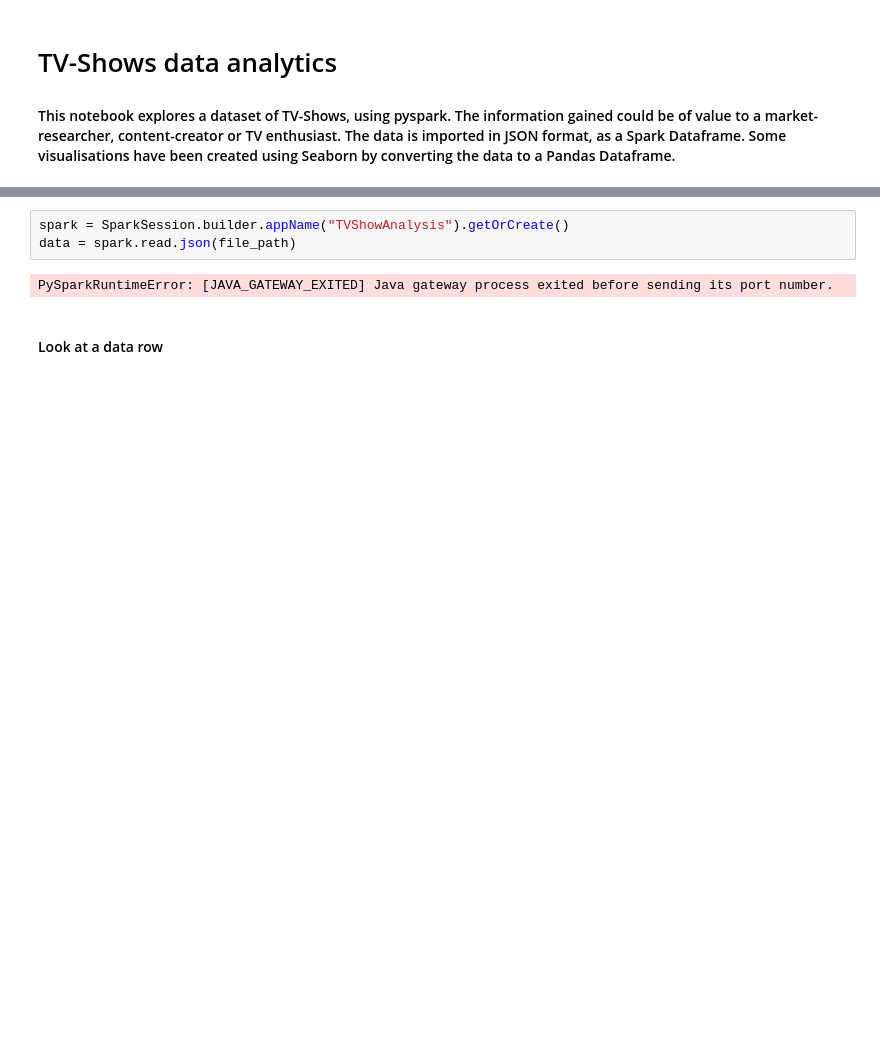
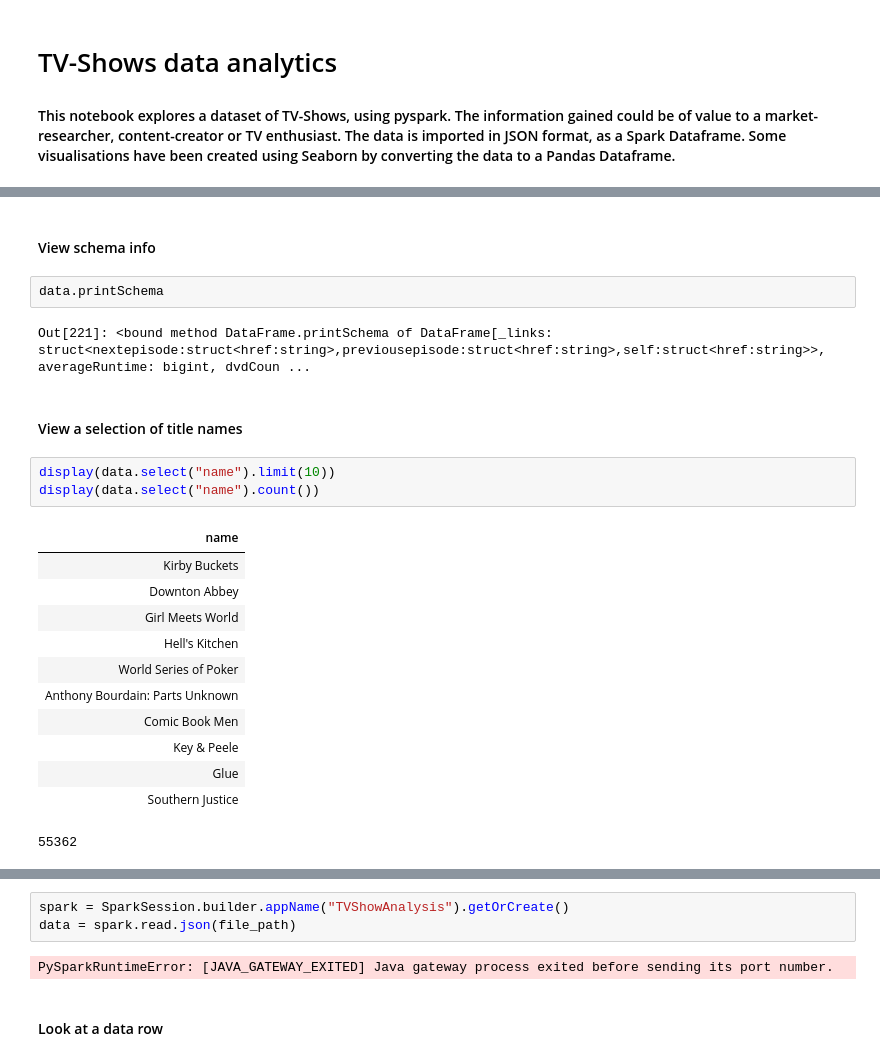
Before and after one commit to robbfox/pyspark, a Jupyter notebook: jupyter.ipynb, the cells around one changed output, grey strips where cells are left out. Drawn from its saved outputs; the diff is of its cells as text; blank space fills up the shorter version.

```diff
--- a/jupyter.ipynb
+++ b/jupyter.ipynb
@@ -10,0 +57,24 @@ import pandas as pd
+# %% [markdown]
+#### View schema info
+# %%
+data.printSchema
+# %% [output]
+Out[221]: <bound method DataFrame.printSchema of DataFrame[_links: struct<nextepisode:struct<href:string>,previousepisode:struct<href:string>,self:struct<href:string>>, averageRuntime: bigint, dvdCoun ...
+# %% [markdown]
+#### View a selection of title names
+# %%
+display(data.select("name").limit(10))
+display(data.select("name").count())
+# %% [output]
+| name |
+| Kirby Buckets |
+| Downton Abbey |
+| Girl Meets World |
+| Hell's Kitchen |
+| World Series of Poker |
+| Anthony Bourdain: Parts Unknown |
+| Comic Book Men |
+| Key & Peele |
+| Glue |
+| Southern Justice |
+55362
```
Also changed, not shown: parts of 20 cells of this notebook.
